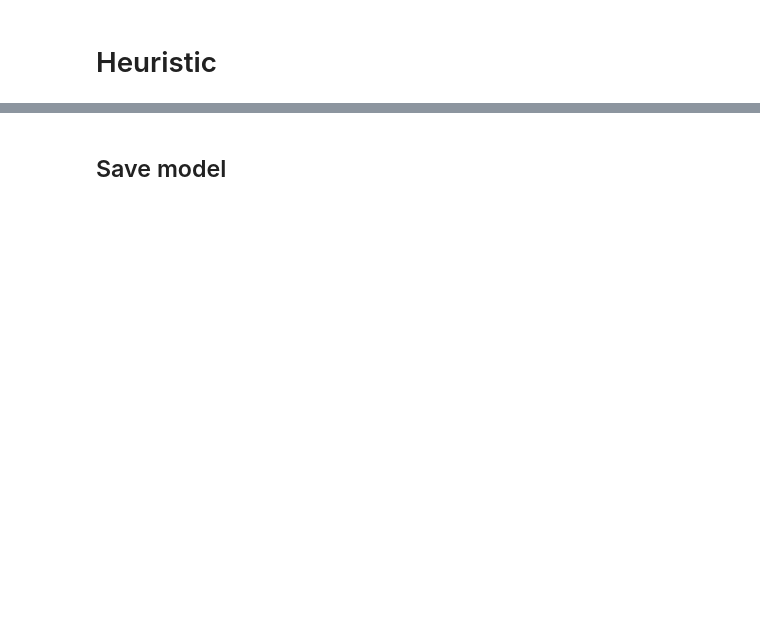
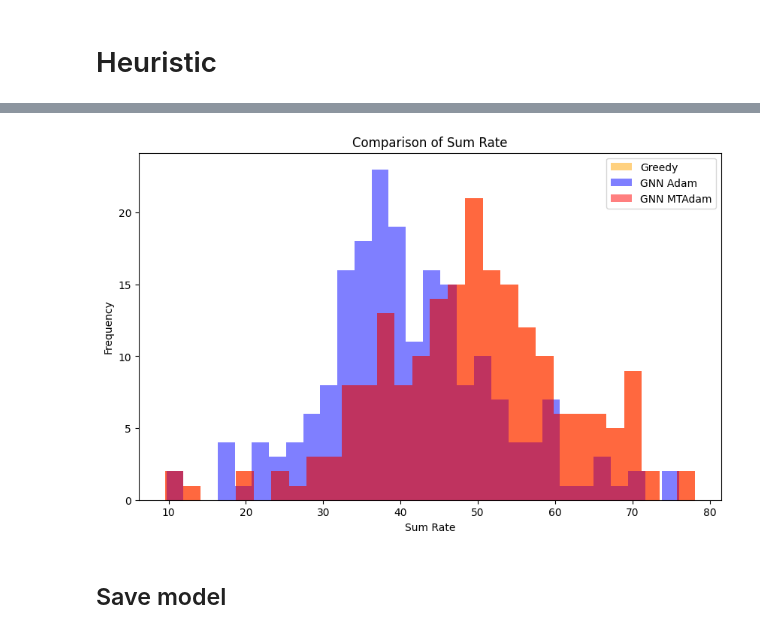
Before and after one commit to vuhoangviet0808/gnn-congestion-control, a Jupyter notebook: gcn_n.ipynb, the cells around one changed output, grey strips where cells are left out. Drawn from its saved outputs; the diff is of its cells as text; code cells hidden in the pictures; blank space fills up the shorter version.

```diff
--- a/gcn_n.ipynb
+++ b/gcn_n.ipynb
@@ -1287,3 +1649,94 @@ Model Q (Users satisfying both QoS and Budget): 1.5000
+# %%
+def compute_SINR(w_rx, p_f, a, aux):
+    device = w_rx.device
+    aux = {k: (v.to(device) if isinstance(v, torch.Tensor) else v) for k, v in aux.items()}
+
+    # Unpack
+    g_iL   = aux["g_iL"]
+    g_ik   = aux["g_ik"]
+    Pmax   = aux["Pmax"]
+    Ci     = aux["Ci"]
+    Lthr   = aux["Lthr"]
+    noise  = aux["noise"]
+    SL     = aux["SL"]; SW = aux["SW"]
+    cprice = aux["cprice"]
+    wL = w_rx[:, 0]
+    wW = w_rx[:, 1:]
+    h_des = wL * g_iL + (wW * g_ik).sum(dim=1)
+    term1 = wL.unsqueeze(1) * g_iL.unsqueeze(0)
+    term2 = wW @ g_ik.transpose(0,1)
+    Hbar = term1 + term2
+    Hbar.fill_diagonal_(0.0)
+    P = a * Pmax
+    num = P * h_des
+    SINR = torch.zeros_like(num)
+    Fs = p_f.size(1)
+    for f in range(Fs):
+        S_f = p_f[:, f] * P
+        denom = Hbar @ S_f + noise
+        SINR += p_f[:, f] * (num / (denom + 1e-30))
+
+    rate = torch.log2(1.0 + SINR)
+    return rate
+
+num_test = 200
+start_seed = 7
+greedy_sum_rate = []
+model_sum_rate = []
+mtadam_sum_rate = []
+
+for i in range(num_test):
+    seed = start_seed + i
+    df_i, data_i, aux_i = generate_dataset(cfg, seed=seed, standardize=True)
+
+    # ----------- GNN Adam Inference -----------
+    w_rx_model, p_f_model, a_model = model(data_i.x.to(device), data_i.edge_index.to(device), data_i.edge_weight.to(device))
+    rate_model = compute_SINR(w_rx_model, p_f_model, a_model, aux_i)
+    sum_rate_model = torch.sum(rate_model).cpu().detach().numpy()
+    model_sum_rate.append(sum_rate_model)
+
+    # ----------- GNN MTAdam Inference -----------
+    w_rx_mtadam, p_f_mtadam, a_mtadam = policy(data_i.x.to(device), data_i.edge_index.to(device), data_i.edge_weight.to(device))
+    rate_mtadam = compute_SINR(w_rx_mtadam, p_f_mtadam, a_mtadam, aux_i)
+    sum_rate_mtadam = torch.sum(rate_mtadam).cpu().detach().numpy()
+    mtadam_sum_rate.append(sum_rate_mtadam)
+
+    # ----------- Greedy Assignment -----------
+    X_iL_greedy, ap_idx_greedy = greedy_assignment(aux_i["Ci"].numpy(), cfg.K)
+
+    w_rx_greedy = torch.zeros((cfg.N, cfg.K + 1), dtype=torch.float32, device=device)
+    p_f_greedy  = torch.zeros((cfg.N, cfg.Fs), dtype=torch.float32, device=device)
+    a_greedy    = torch.full((cfg.N,), cfg.P_max, dtype=torch.float32, device=device)
+
+    lte_mask = (aux_i["Ci"] > 0)
+    w_rx_greedy[lte_mask, 0] = 1
+    non_lte_mask = ~lte_mask
+    ap_idx = torch.randint(0, cfg.K, (non_lte_mask.sum(),), device=device)
+    w_rx_greedy[non_lte_mask, 1 + ap_idx] = 1
+
+    subband_idx = torch.randint(0, cfg.Fs, (cfg.N,), device=device)
+    p_f_greedy[torch.arange(cfg.N, device=device), subband_idx] = 1
+    rate_greedy = compute_SINR(w_rx_greedy, p_f_greedy, a_greedy, aux_i)
+    sum_rate_greedy = torch.sum(rate_mtadam).cpu().detach().numpy()
+    greedy_sum_rate.append(sum_rate_greedy)
+
+
+# greedy_sum_rate = np.concatenate(greedy_sum_rate)
+# model_sum_rate = np.concatenate(model_sum_rate)
+# mtadam_sum_rate = np.concatenate(mtadam_sum_rate)
+
+plt.figure(figsize=(10, 6))
+plt.hist(greedy_sum_rate, bins=30, alpha=0.5, label='Greedy', color='orange')
+plt.hist(model_sum_rate, bins=30, alpha=0.5, label='GNN Adam', color='blue')
+plt.hist(mtadam_sum_rate, bins=30, alpha=0.5, label='GNN MTAdam', color='red')
+
+plt.title('Comparison of Sum Rate')
+plt.xlabel('Sum Rate')
+plt.ylabel('Frequency')
+plt.legend()
+plt.show()
+# %% [output]
+[figure, added]
 # %% [markdown]
 ## Save model
 # %%
```
Also changed, not shown: parts of 27 cells of this notebook.
